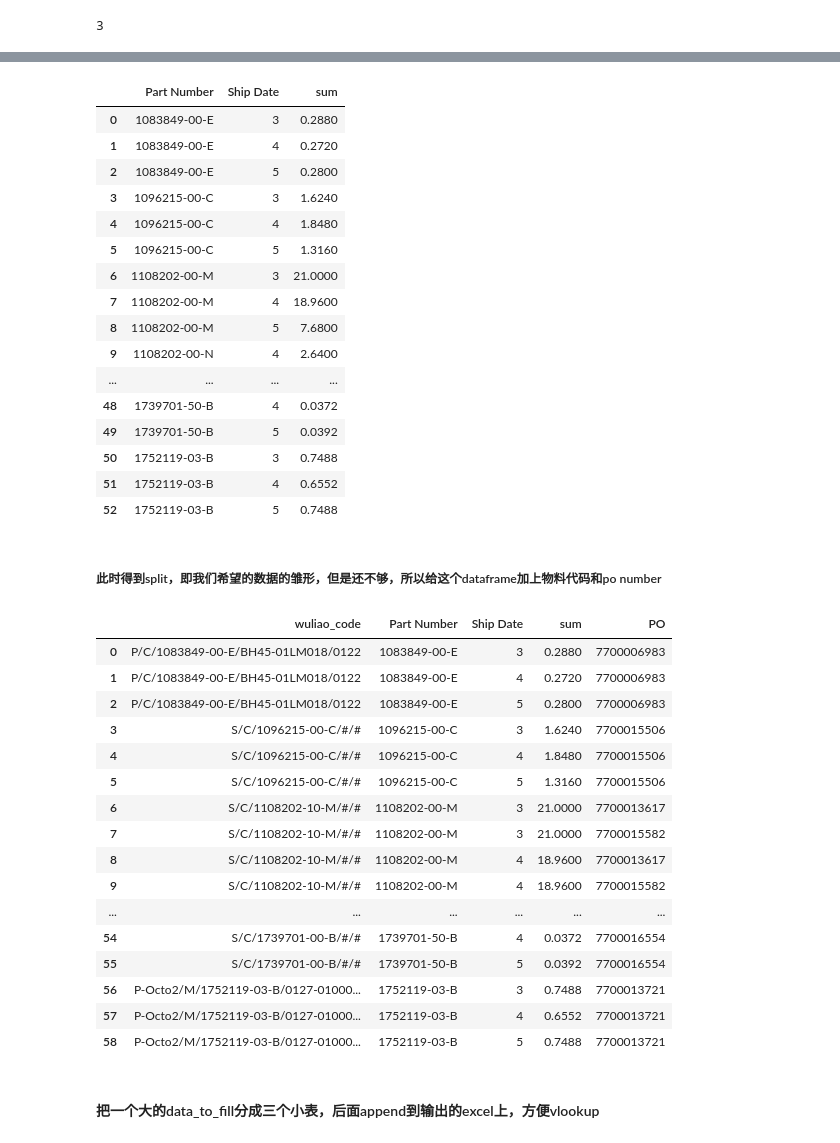
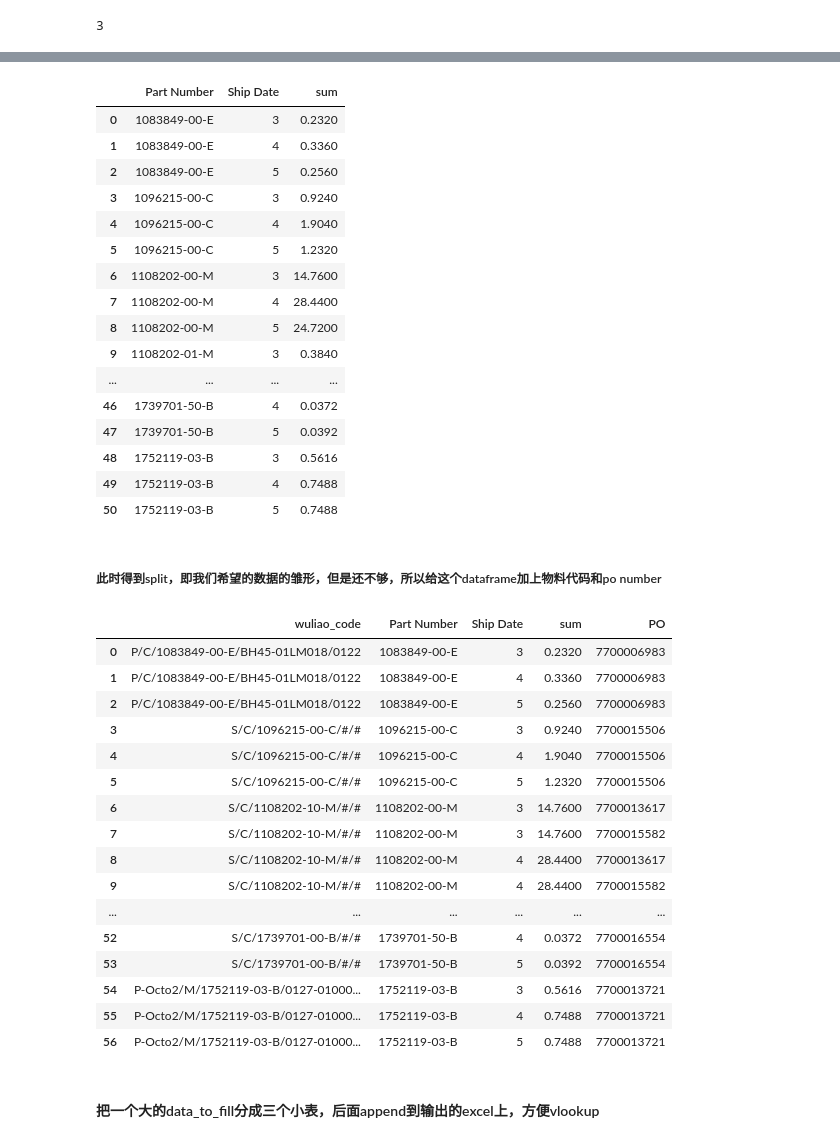
Before and after one commit to DDMeer/sanhuasanhua, a Jupyter notebook: sanhua_analysis.ipynb, the cells around one changed output, grey strips where cells are left out. Cells and saved outputs as stored; diff of their text form; code cells hidden in the pictures.

```diff
--- a/sanhua_analysis.ipynb
+++ b/sanhua_analysis.ipynb
@@ -129,6 +142,7 @@ def specialdata_red(x):  #红色的那几个数字硬编码
 # %%
 #用michael这个表给缺乏物料代码的data表，加上物料代码这列
-michael = pd.read_csv('michael.csv',encoding='unicode_escape',header = 0)
+#df2 = pd.read_excel('Copy of Exported_Part_Release_Data.xlsx', sheet_name = 'statistics')
+michael = pd.read_excel('Copy of Exported_Part_Release_Data.xlsx',sheet_name = 'michael')
 michael.rename(columns={"ï»¿Part Number":"Part Number"},inplace=True)
 #merge data和michael表，也就是给data表加上物料代码得到data_with_wldm，data_with_wldm是比较全面完整，但是未经分类处理的数据
 data_with_wldm = data.merge(michael, on='Part Number',left_index=False, right_index=False, sort=False)
@@ -205,57 +184,59 @@ split = data_with_wldm.groupby(["Part Number","Ship Date"])["Open Quantity"].sum
 split
 # %% [output]
 |  | Part Number | Ship Date | sum |
-| 0 | 1083849-00-E | 3 | 0.2880 |
-| 1 | 1083849-00-E | 4 | 0.2720 |
-| 2 | 1083849-00-E | 5 | 0.2800 |
-| 3 | 1096215-00-C | 3 | 1.6240 |
-| 4 | 1096215-00-C | 4 | 1.8480 |
-| 5 | 1096215-00-C | 5 | 1.3160 |
-| 6 | 1108202-00-M | 3 | 21.0000 |
-| 7 | 1108202-00-M | 4 | 18.9600 |
-| 8 | 1108202-00-M | 5 | 7.6800 |
-| 9 | 1108202-00-N | 4 | 2.6400 |
+| 0 | 1083849-00-E | 3 | 0.2320 |
+| 1 | 1083849-00-E | 4 | 0.3360 |
+| 2 | 1083849-00-E | 5 | 0.2560 |
+| 3 | 1096215-00-C | 3 | 0.9240 |
+| 4 | 1096215-00-C | 4 | 1.9040 |
+| 5 | 1096215-00-C | 5 | 1.2320 |
+| 6 | 1108202-00-M | 3 | 14.7600 |
+| 7 | 1108202-00-M | 4 | 28.4400 |
+| 8 | 1108202-00-M | 5 | 24.7200 |
+| 9 | 1108202-01-M | 3 | 0.3840 |
 | ... | ... | ... | ... |
-| 48 | 1739701-50-B | 4 | 0.0372 |
-| 49 | 1739701-50-B | 5 | 0.0392 |
-| 50 | 1752119-03-B | 3 | 0.7488 |
-| 51 | 1752119-03-B | 4 | 0.6552 |
-| 52 | 1752119-03-B | 5 | 0.7488 |
+| 46 | 1739701-50-B | 4 | 0.0372 |
+| 47 | 1739701-50-B | 5 | 0.0392 |
+| 48 | 1752119-03-B | 3 | 0.5616 |
+| 49 | 1752119-03-B | 4 | 0.7488 |
+| 50 | 1752119-03-B | 5 | 0.7488 |
 # %% [markdown]
 ##### 此时得到split，即我们希望的数据的雏形，但是还不够，所以给这个dataframe加上物料代码和po number
 # %%
 df1 = split
-df2 = pd.read_excel('Copy of Exported_Part_Release_Data_Bulk (4).xlsx', sheet_name = 'statistics')
+df2 = pd.read_excel('Copy of Exported_Part_Release_Data.xlsx', sheet_name = 'statistics')
+# df2 = pd.read_csv('michael.csv')
+
 
 data_to_fill = df1.merge(df2, on='Part Number',left_index=False, right_index=False, sort=False)
 
 #修改下data_to_fill的列的位置
 fill_in = data_to_fill["fill_in"]
 data_to_fill.drop(labels=["fill_in"],axis=1,inplace = True)
 data_to_fill.insert(0, 'fill_in', fill_in)
 
 #改写fill_in 列的名字方便vlookup索引
 data_to_fill.rename(columns={"fill_in":"wuliao_code"},inplace=True)
 
 data_to_fill
 # %% [output]
 |  | wuliao_code | Part Number | Ship Date | sum | PO |
-| 0 | P/C/1083849-00-E/BH45-01LM018/0122 | 1083849-00-E | 3 | 0.2880 | 7700006983 |
-| 1 | P/C/1083849-00-E/BH45-01LM018/0122 | 1083849-00-E | 4 | 0.2720 | 7700006983 |
-| 2 | P/C/1083849-00-E/BH45-01LM018/0122 | 1083849-00-E | 5 | 0.2800 | 7700006983 |
-| 3 | S/C/1096215-00-C/#/# | 1096215-00-C | 3 | 1.6240 | 7700015506 |
-| 4 | S/C/1096215-00-C/#/# | 1096215-00-C | 4 | 1.8480 | 7700015506 |
-| 5 | S/C/1096215-00-C/#/# | 1096215-00-C | 5 | 1.3160 | 7700015506 |
-| 6 | S/C/1108202-10-M/#/# | 1108202-00-M | 3 | 21.0000 | 7700013617 |
-| 7 | S/C/1108202-10-M/#/# | 1108202-00-M | 3 | 21.0000 | 7700015582 |
-| 8 | S/C/1108202-10-M/#/# | 1108202-00-M | 4 | 18.9600 | 7700013617 |
-| 9 | S/C/1108202-10-M/#/# | 1108202-00-M | 4 | 18.9600 | 7700015582 |
+| 0 | P/C/1083849-00-E/BH45-01LM018/0122 | 1083849-00-E | 3 | 0.2320 | 7700006983 |
+| 1 | P/C/1083849-00-E/BH45-01LM018/0122 | 1083849-00-E | 4 | 0.3360 | 7700006983 |
+| 2 | P/C/1083849-00-E/BH45-01LM018/0122 | 1083849-00-E | 5 | 0.2560 | 7700006983 |
+| 3 | S/C/1096215-00-C/#/# | 1096215-00-C | 3 | 0.9240 | 7700015506 |
+| 4 | S/C/1096215-00-C/#/# | 1096215-00-C | 4 | 1.9040 | 7700015506 |
+| 5 | S/C/1096215-00-C/#/# | 1096215-00-C | 5 | 1.2320 | 7700015506 |
+| 6 | S/C/1108202-10-M/#/# | 1108202-00-M | 3 | 14.7600 | 7700013617 |
+| 7 | S/C/1108202-10-M/#/# | 1108202-00-M | 3 | 14.7600 | 7700015582 |
+| 8 | S/C/1108202-10-M/#/# | 1108202-00-M | 4 | 28.4400 | 7700013617 |
+| 9 | S/C/1108202-10-M/#/# | 1108202-00-M | 4 | 28.4400 | 7700015582 |
 | ... | ... | ... | ... | ... | ... |
-| 54 | S/C/1739701-00-B/#/# | 1739701-50-B | 4 | 0.0372 | 7700016554 |
-| 55 | S/C/1739701-00-B/#/# | 1739701-50-B | 5 | 0.0392 | 7700016554 |
-| 56 | P-Octo2/M/1752119-03-B/0127-01000... | 1752119-03-B | 3 | 0.7488 | 7700013721 |
-| 57 | P-Octo2/M/1752119-03-B/0127-01000... | 1752119-03-B | 4 | 0.6552 | 7700013721 |
-| 58 | P-Octo2/M/1752119-03-B/0127-01000... | 1752119-03-B | 5 | 0.7488 | 7700013721 |
+| 52 | S/C/1739701-00-B/#/# | 1739701-50-B | 4 | 0.0372 | 7700016554 |
+| 53 | S/C/1739701-00-B/#/# | 1739701-50-B | 5 | 0.0392 | 7700016554 |
+| 54 | P-Octo2/M/1752119-03-B/0127-01000... | 1752119-03-B | 3 | 0.5616 | 7700013721 |
+| 55 | P-Octo2/M/1752119-03-B/0127-01000... | 1752119-03-B | 4 | 0.7488 | 7700013721 |
+| 56 | P-Octo2/M/1752119-03-B/0127-01000... | 1752119-03-B | 5 | 0.7488 | 7700013721 |
 # %% [markdown]
 #### 把一个大的data_to_fill分成三个小表，后面append到输出的excel上，方便vlookup
 # %%
```
Also changed, not shown: parts of 46 cells of this notebook, 14 other files.
